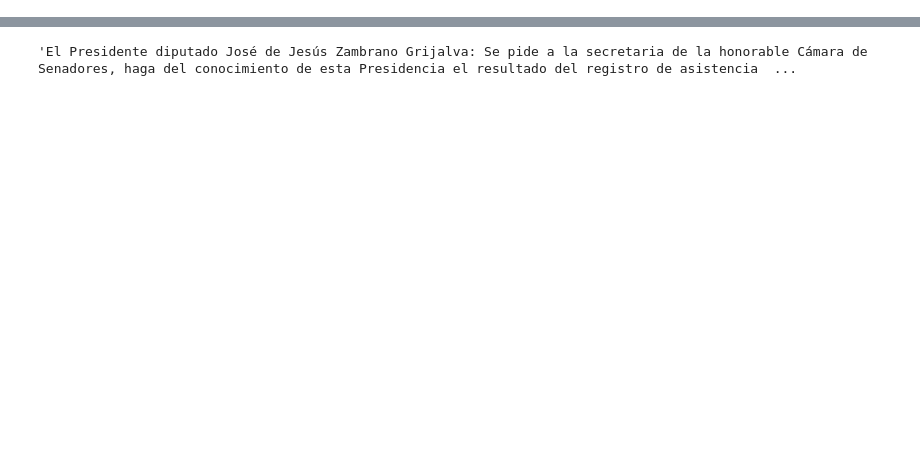
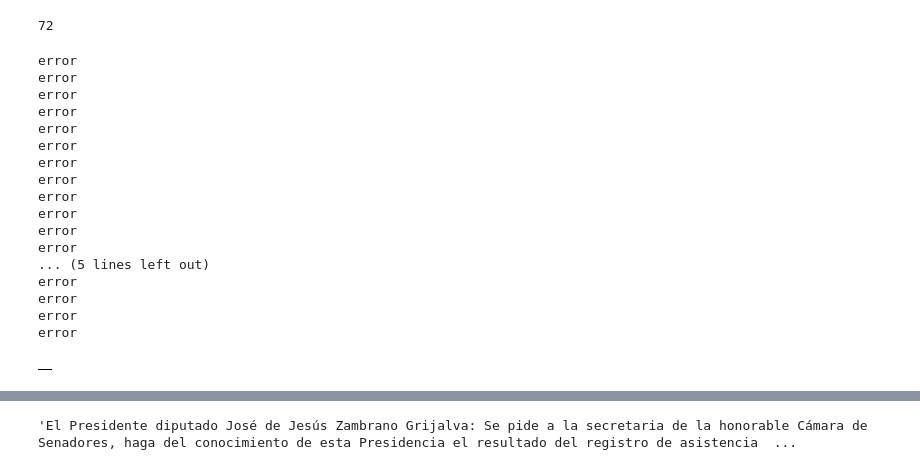
Before and after one commit to cblanesg/Congressional-dataMX, a Jupyter notebook: webcrawler/notebooks/test.ipynb, the cells around one changed output, grey strips where cells are left out. Drawn from its saved outputs; the diff is of its cells as text; code cells hidden in the pictures; blank space fills up the shorter version.

Commit message:
add floor_speech, roll call votes

```diff
--- a/webcrawler/notebooks/test.ipynb
+++ b/webcrawler/notebooks/test.ipynb
@@ -125,0 +245,12 @@ df_data = pd.DataFrame(data)
+# %%
+elements = []
+for i in contenido_debate.split('\n\n\n \n'):
+    if not any(i):
+        continue
+    else:
+        for j in i.split('\n\n'):
+            if any(j):
+                elements.append(j)
+            else:
+                continue
+        #elements.append(i.split('\n\n'))
@@ -125,0 +266,8 @@ df_data = pd.DataFrame(data)
+# %%
+interventions = []
+for i in elements:
+    x = re.sub('[0-9]+[:][0-9]+', '', i)
+    if len(x.split(':')) == 1:
+        print(i)
+    else:
+        interventions.append([x.split(':')[0], ' '.join(x.split(':')[1:])])
@@ -125,0 +322,13 @@ df_data = pd.DataFrame(data)
+# %%
+list_dict_sessions = []
+errors = []
+# %%
+for i in tqdm(list(df_data.link_debate)):
+    try:
+        list_dict_sessions.append(obtain_text_sesion(i))
+    except:
+        errors.append(i)
+# %%
+len(list_dict_sessions)
+# %% [output]
+72
@@ -125,0 +340,21 @@ df_data = pd.DataFrame(data)
+# %%
+df_speaker_speech(list_dict_sessions[0])
+# %% [output]
+error
+error
+error
+error
+error
+error
+error
+error
+error
+error
+error
+error
+... (5 lines left out)
+error
+error
+error
+error
+|  |
```
Also changed, not shown: parts of 43 cells of this notebook, 5 other files.
